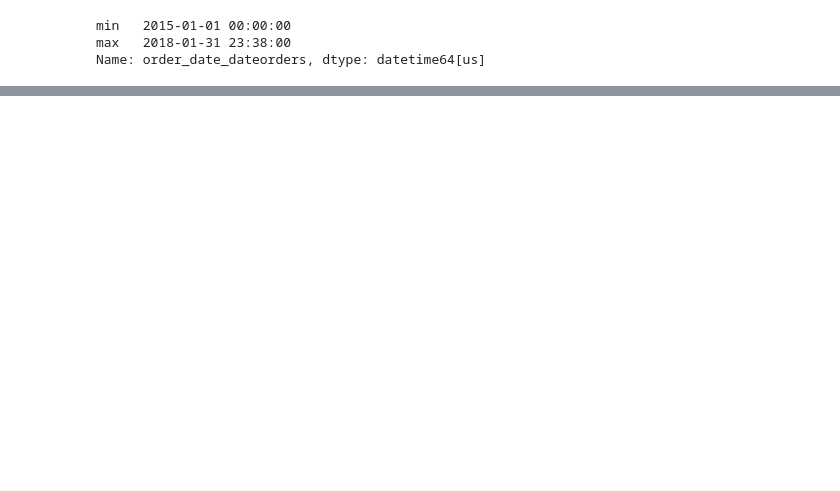
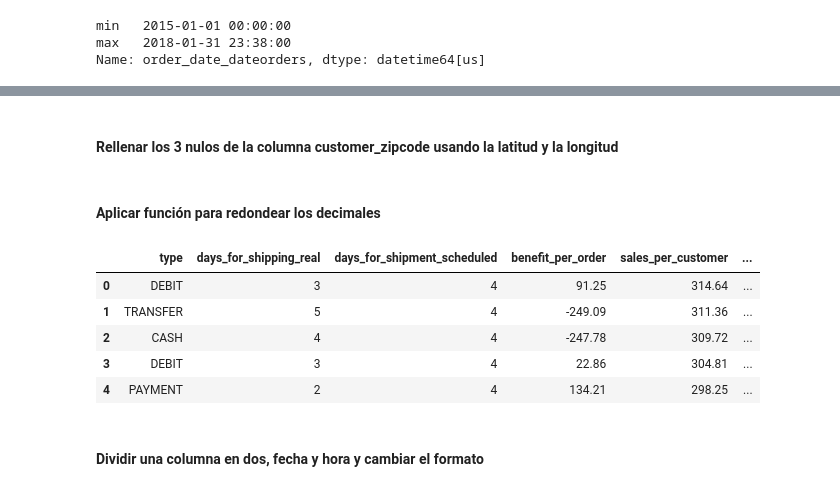
Before and after one commit to fabihrndz/e-commerce-operations-insights, a Jupyter notebook: notebooks/02_etl.ipynb, the cells around one changed output, grey strips where cells are left out. Drawn from its saved outputs; the diff is of its cells as text; code cells hidden in the pictures; blank space fills up the shorter version.

```diff
--- a/notebooks/02_etl.ipynb
+++ b/notebooks/02_etl.ipynb
@@ -38,0 +45,4 @@ Name: order_date_dateorders, dtype: datetime64[us]
+# %%
+dicc_ca = {"95758" : "CA", "91732" : "CA"}
+
+df_data["customer_state"] = df_data["customer_state"].map(dicc_ca).fillna(df_data["customer_state"])
@@ -38,0 +60,33 @@ Name: order_date_dateorders, dtype: datetime64[us]
+# %%
+df_data["customer_zipcode"] = df_data["customer_zipcode"].astype(str).str.replace(".0", "", regex=False)
+# %%
+df_data["order_item_discount"] = df_data["order_item_discount"].astype(float)
+# %% [markdown]
+#### Rellenar los 3 nulos de la columna customer_zipcode usando la latitud y la longitud
+# %%
+# 1
+
+df_data.loc[np.isclose(df_data["latitude"], 39.134159) & np.isclose(df_data["longitude"], -123.718552),"customer_zipcode"] = "95410"
+
+# 2
+
+df_data.loc[np.isclose(df_data["latitude"], 38.408573) & np.isclose(df_data["longitude"], -121.449112),"customer_zipcode"] = "95823"
+
+# 3
+
+df_data.loc[np.isclose(df_data["latitude"], 34.071892) & np.isclose(df_data["longitude"], -118.013886),"customer_zipcode"] = "91732"
+# %% [markdown]
+#### Aplicar función para redondear los decimales
+# %%
+t.round_up(df_data)
+
+df_data.head()
+# %% [output]
+|  | type | days_for_shipping_real | days_for_shipment_scheduled | benefit_per_order | sales_per_customer | ... |
+| 0 | DEBIT | 3 | 4 | 91.25 | 314.64 | ... |
+| 1 | TRANSFER | 5 | 4 | -249.09 | 311.36 | ... |
+| 2 | CASH | 4 | 4 | -247.78 | 309.72 | ... |
+| 3 | DEBIT | 3 | 4 | 22.86 | 304.81 | ... |
+| 4 | PAYMENT | 2 | 4 | 134.21 | 298.25 | ... |
+# %% [markdown]
+#### Dividir una columna en dos, fecha y hora y cambiar el formato
```
Also changed, not shown: parts of 18 cells of this notebook, 3 other files.
